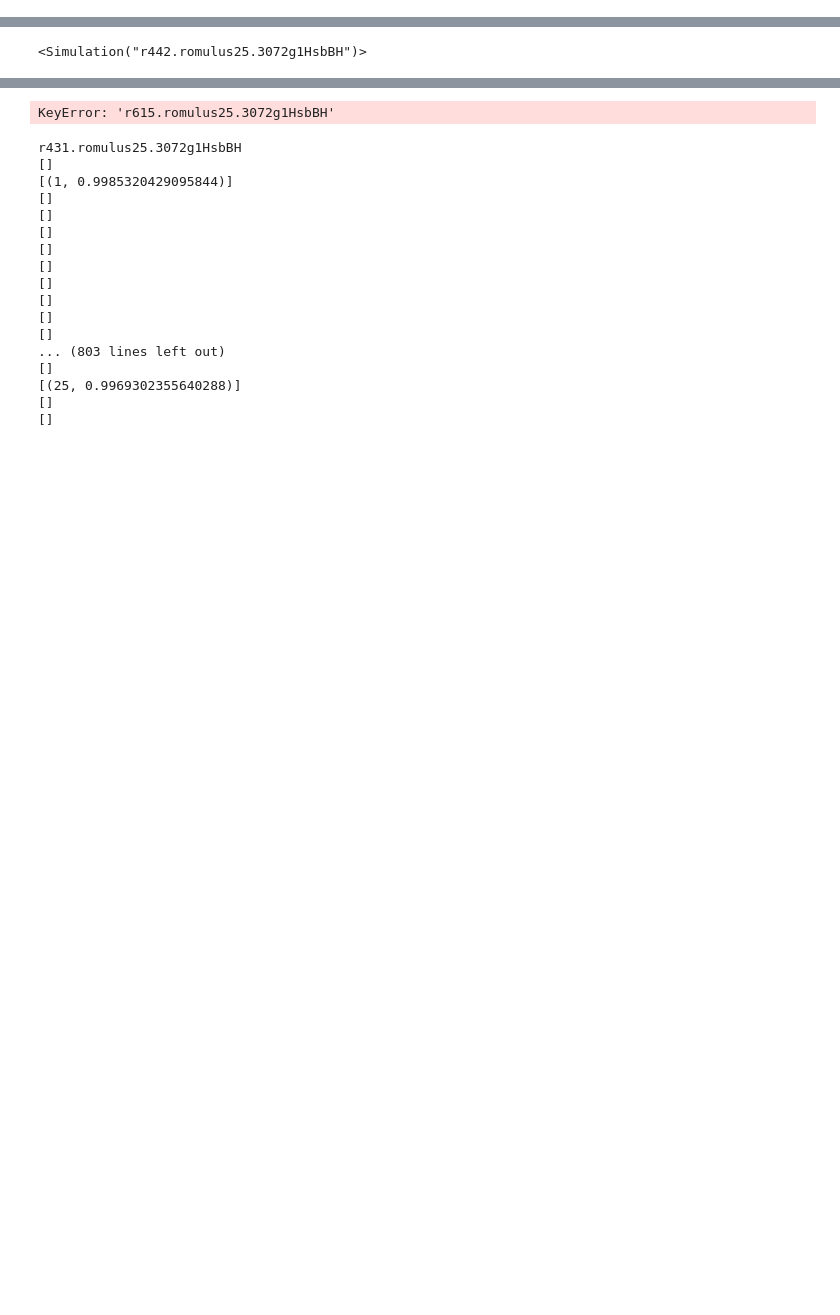
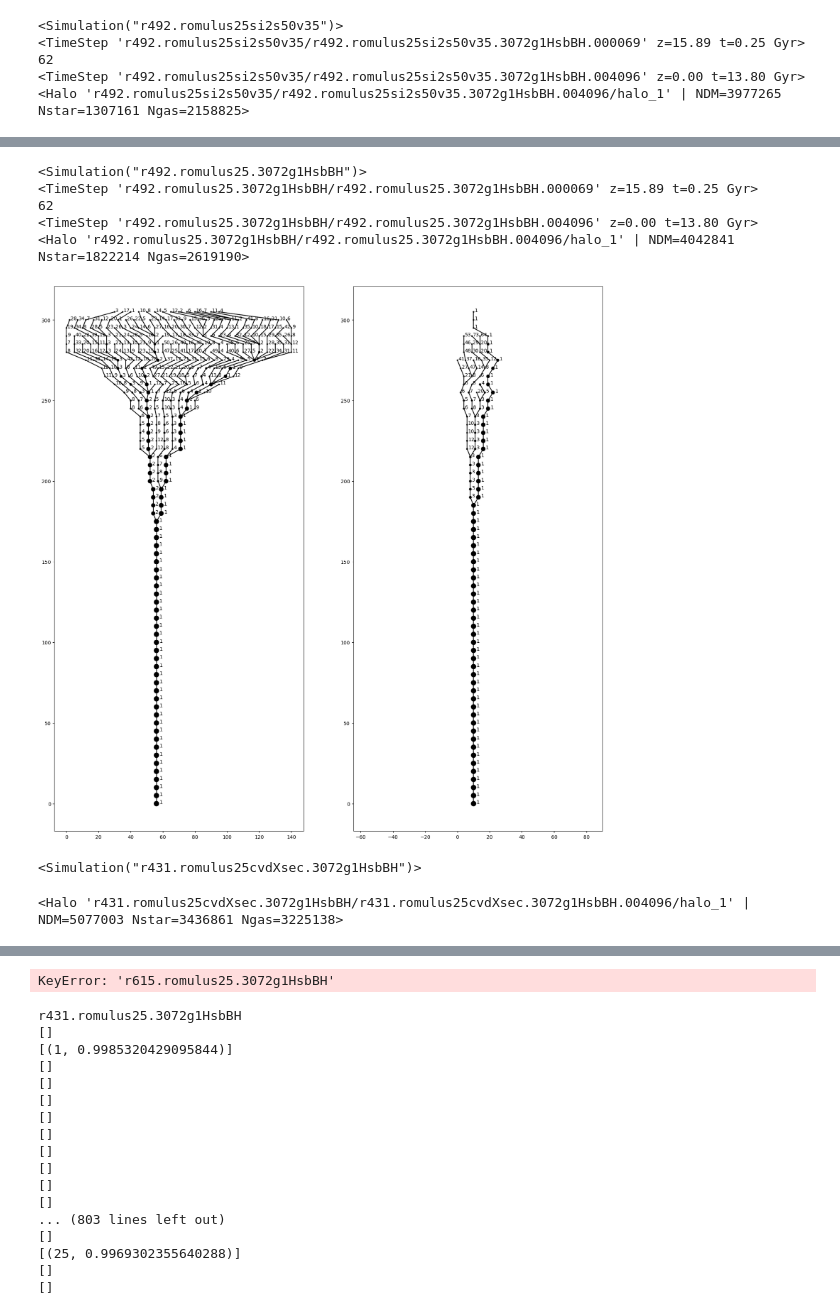
Before and after one commit to Bvogel4/MorphologyMeasurements, a Jupyter notebook: Code/tangos/recent_mergers.ipynb, the cells around one changed output, grey strips where cells are left out. Cells and saved outputs as stored; diff of their text form; code cells hidden in the pictures; blank space fills up the shorter version.

```diff
--- a/Code/tangos/recent_mergers.ipynb
+++ b/Code/tangos/recent_mergers.ipynb
@@ -15,0 +297,43 @@ print(sims)
+# %%
+r618sidm = tangos.get_simulation('r492.romulus25si2s50v35')
+print(r618sidm)
+#print earliest timestep
+print(r618sidm.timesteps[0])
+print(len(r618sidm.timesteps))
+timestep = r618sidm.timesteps[-1]
+print(timestep)
+print(timestep.halos[0])
+
+fig, ax = plt.subplots(1,2,figsize=(20,20))
+
+#set current axis to the first subplot
+plt.sca(ax[0])
+
+
+halo = timestep.halos[0]
+tree = tangos.relation_finding.tree.MergerTree(halo)
+tree.construct()
+tree.plot()
+
+r618 = tangos.get_simulation('r492.romulus25.3072g1HsbBH')
+print(r618)
+#print earliest timestep
+print(r618.timesteps[0])
+print(len(r618.timesteps))
+
+timestep = r618.timesteps[-1]
+print(timestep)
+print(timestep.halos[0])
+
+#set current axis to the second subplot
+plt.sca(ax[1])
+halo = timestep.halos[0]
+tree = tangos.relation_finding.tree.MergerTree(halo)
+tree.construct()
+tree.plot()
+# %% [output]
+<Simulation("r492.romulus25si2s50v35")>
+<TimeStep 'r492.romulus25si2s50v35/r492.romulus25si2s50v35.3072g1HsbBH.000069' z=15.89 t=0.25 Gyr>
+62
+<TimeStep 'r492.romulus25si2s50v35/r492.romulus25si2s50v35.3072g1HsbBH.004096' z=0.00 t=13.80 Gyr>
+<Halo 'r492.romulus25si2s50v35/r492.romulus25si2s50v35.3072g1HsbBH.004096/halo_1' | NDM=3977265 Nstar=1307161 Ngas=2158825>
@@ -16,6 +348,17 @@ print(sims)
+<Simulation("r492.romulus25.3072g1HsbBH")>
+<TimeStep 'r492.romulus25.3072g1HsbBH/r492.romulus25.3072g1HsbBH.000069' z=15.89 t=0.25 Gyr>
+62
+<TimeStep 'r492.romulus25.3072g1HsbBH/r492.romulus25.3072g1HsbBH.004096' z=0.00 t=13.80 Gyr>
+<Halo 'r492.romulus25.3072g1HsbBH/r492.romulus25.3072g1HsbBH.004096/halo_1' | NDM=4042841 Nstar=1822214 Ngas=2619190>
+[figure, added]
 # %%
-r442 = tangos.get_simulation('r442.romulus25.3072g1HsbBH')
-print(r442)
+r431 = tangos.get_simulation('r431.romulus25cvdXsec.3072g1HsbBH')
+print(r432)
 # %% [output]
-<Simulation("r442.romulus25.3072g1HsbBH")>
+<Simulation("r431.romulus25cvdXsec.3072g1HsbBH")>
+# %%
+halo = r431.timesteps[-1].halos[0]
+print(halo)
+# %% [output]
+<Halo 'r431.romulus25cvdXsec.3072g1HsbBH/r431.romulus25cvdXsec.3072g1HsbBH.004096/halo_1' | NDM=5077003 Nstar=3436861 Ngas=3225138>
 # %%
```
Also changed, not shown: parts of 5 cells of this notebook, 47 other files.
